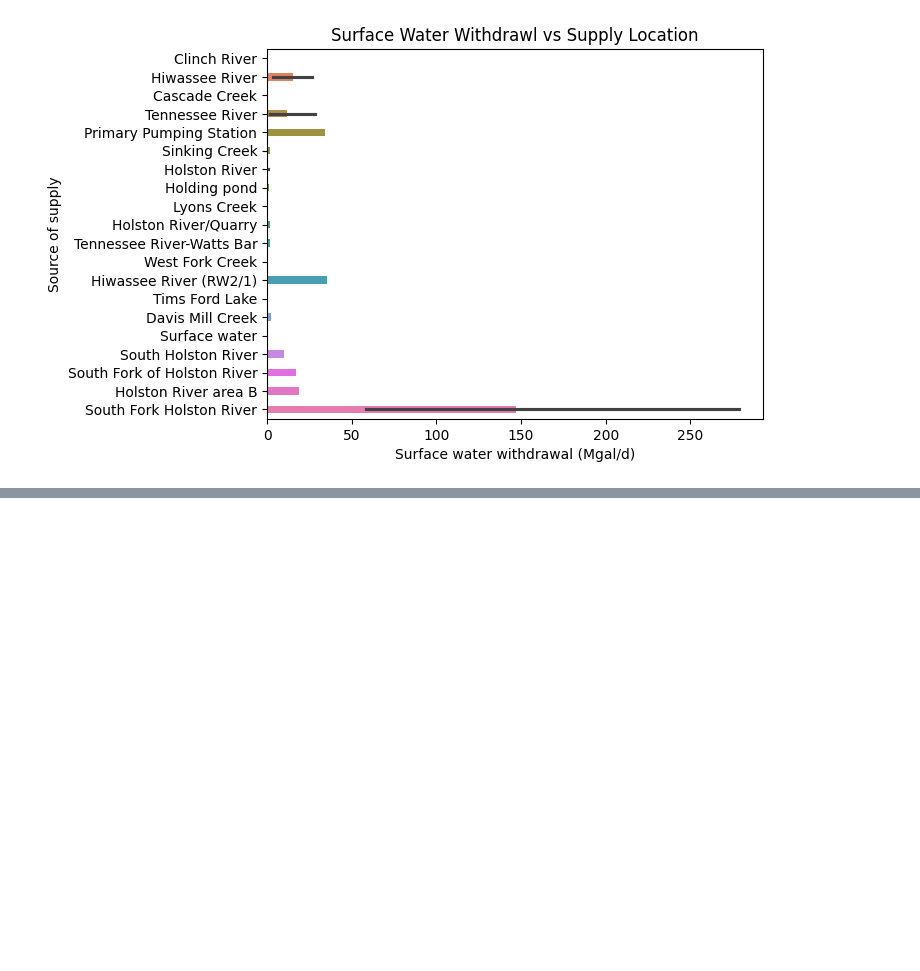
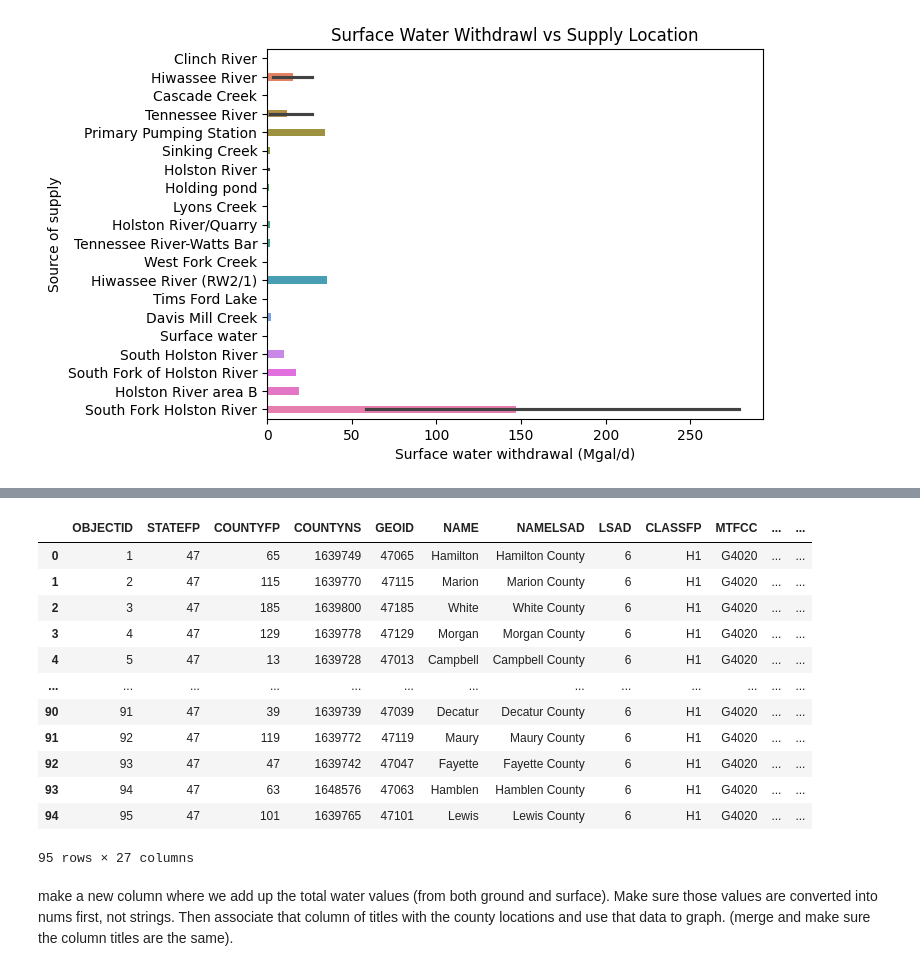
Before and after one commit to miab199/gwc-water, a Jupyter notebook: mia_water_trends.ipynb, the cells around one changed output, grey strips where cells are left out. Drawn from its saved outputs; the diff is of its cells as text; code cells hidden in the pictures; blank space fills up the shorter version.

```diff
--- a/mia_water_trends.ipynb
+++ b/mia_water_trends.ipynb
@@ -208,0 +217,18 @@ KeyError: 'Columns not found: 0.134, 0.138, 0.365, 0.241, 0.754, 2.93, 0.277, 0.
+# %%
+totalsDf =
+# %% [output]
+|  | OBJECTID | STATEFP | COUNTYFP | COUNTYNS | GEOID | NAME | NAMELSAD | LSAD | CLASSFP | MTFCC | ... | ... |
+| 0 | 1 | 47 | 65 | 1639749 | 47065 | Hamilton | Hamilton County | 6 | H1 | G4020 | ... | ... |
+| 1 | 2 | 47 | 115 | 1639770 | 47115 | Marion | Marion County | 6 | H1 | G4020 | ... | ... |
+| 2 | 3 | 47 | 185 | 1639800 | 47185 | White | White County | 6 | H1 | G4020 | ... | ... |
+| 3 | 4 | 47 | 129 | 1639778 | 47129 | Morgan | Morgan County | 6 | H1 | G4020 | ... | ... |
+| 4 | 5 | 47 | 13 | 1639728 | 47013 | Campbell | Campbell County | 6 | H1 | G4020 | ... | ... |
+| ... | ... | ... | ... | ... | ... | ... | ... | ... | ... | ... | ... | ... |
+| 90 | 91 | 47 | 39 | 1639739 | 47039 | Decatur | Decatur County | 6 | H1 | G4020 | ... | ... |
+| 91 | 92 | 47 | 119 | 1639772 | 47119 | Maury | Maury County | 6 | H1 | G4020 | ... | ... |
+| 92 | 93 | 47 | 47 | 1639742 | 47047 | Fayette | Fayette County | 6 | H1 | G4020 | ... | ... |
+| 93 | 94 | 47 | 63 | 1648576 | 47063 | Hamblen | Hamblen County | 6 | H1 | G4020 | ... | ... |
+| 94 | 95 | 47 | 101 | 1639765 | 47101 | Lewis | Lewis County | 6 | H1 | G4020 | ... | ... |
+95 rows × 27 columns
+# %% [markdown]
+make a new column where we add up the total water values (from both ground and surface). Make sure those values are converted into nums first, not strings. Then associate that column of titles with the county locations and use that data to graph. (merge and make sure the column titles are the same).
```
Also changed, not shown: parts of 10 cells of this notebook.
